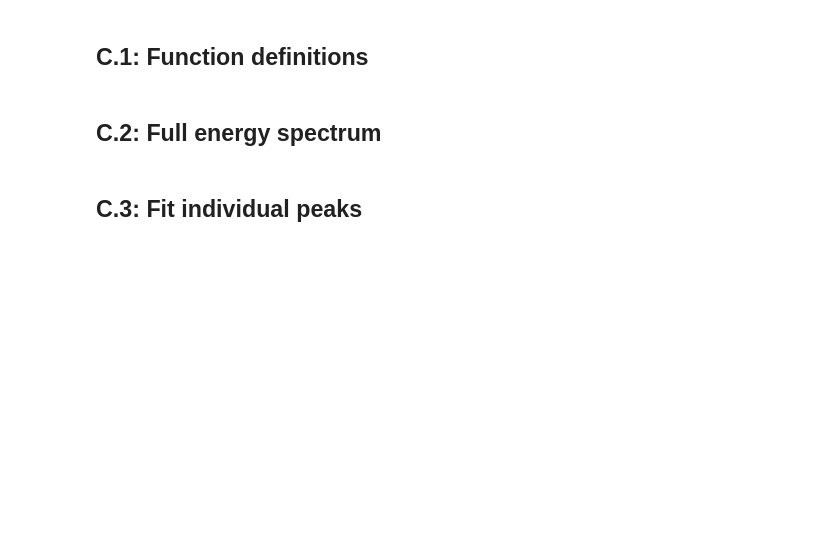
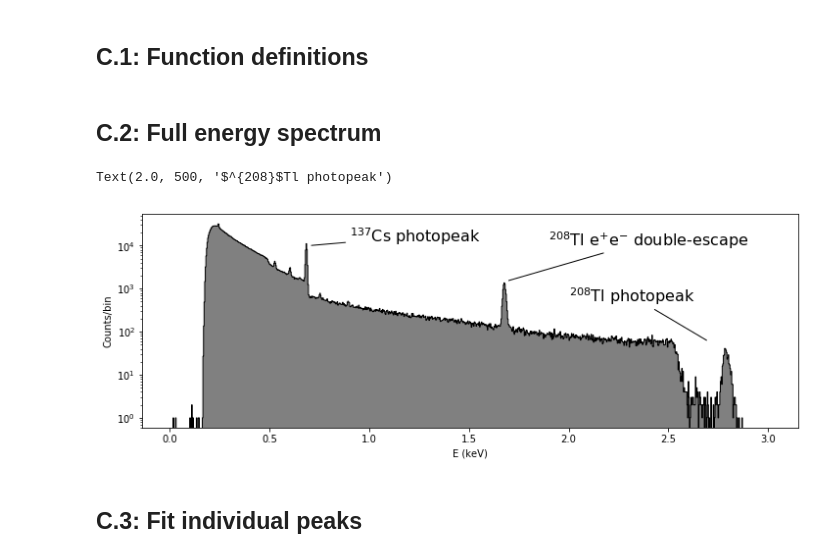
Before and after one commit to next-exp/InteractiveNBs, a Jupyter notebook: ICAROS_NBS/analysis_highenergy.ipynb, the cells around one changed output. Saved outputs shown, nothing was run; the diff lists cells and outputs as text; code cells hidden in the pictures; blank space fills up the shorter version.

```diff
--- a/ICAROS_NBS/analysis_highenergy.ipynb
+++ b/ICAROS_NBS/analysis_highenergy.ipynb
@@ -369,3 +396,6 @@ plot_E_vs_zlength(A_zlen, A_Ecplot, cuts_base, plt_rng_zlow, plt_rng_zhigh, plt_
+# %%
+Z_corr_factor = 1./3.*(mCs/bCs + mDE/bDE + mTl/bTl) #for actuall analysis is fixed to 2.76e-4
+A_Eczlcorr = A_Ec/(1 + Z_corr_factor*A_zlen)
 # %% [markdown]
 # Section C: Energy peaks
 # %% [markdown]
@@ -464,26 +494,29 @@ def plt_xyz_distributions(xavg, yavg, zavg, cuts_xyz, nxybins, nzbins, zmin, zma
 # %%
 cuts_fullspectrum = C_wide & (A_ntrks == 1)
 
 fig = plt.figure(1)
 fig.patch.set_alpha(0.0)
 fig.set_figheight(4.0)
 fig.set_figwidth(12.0)
 
-y, x, _ = plt.hist(A_Ecplot[cuts_fullspectrum], 1000, range=[StoE(0.01),StoE(3.0)], **hargs)
+y, x, _ = plt.hist(A_Eczlcorr[cuts_fullspectrum], 1000, range=[0.01,3.0], **hargs)
 plt.xlabel('E (keV)')
 plt.ylabel('Counts/bin')
 plt.yscale('log')
-plt.annotate('$^{137}$Cs photopeak', xy=(StoE(0.70), 10000),  xycoords='data',
-                 xytext=(StoE(0.90), 12000), textcoords='data', fontsize=16,
+plt.annotate('$^{137}$Cs photopeak', xy=(0.70, 10000),  xycoords='data',
+                 xytext=(0.90, 12000), textcoords='data', fontsize=16,
                  arrowprops=dict(arrowstyle="-"))
-plt.annotate('$^{208}$Tl e$^{+}$e$^{-}$ double-escape', xy=(StoE(1.69), 1500),  xycoords='data',
-                 xytext=(StoE(1.9), 10000), textcoords='data', fontsize=16,
+plt.annotate('$^{208}$Tl e$^{+}$e$^{-}$ double-escape', xy=(1.69, 1500),  xycoords='data',
+                 xytext=(1.9, 10000), textcoords='data', fontsize=16,
                  arrowprops=dict(arrowstyle="-"))
-plt.annotate('$^{208}$Tl photopeak', xy=(StoE(2.7), 60),  xycoords='data',
-                xytext=(StoE(2.0), 500), textcoords='data', fontsize=16,
+plt.annotate('$^{208}$Tl photopeak', xy=(2.7, 60),  xycoords='data',
+                xytext=(2.0, 500), textcoords='data', fontsize=16,
                 arrowprops=dict(arrowstyle="-"))
 
-#plt.savefig("{}/CSTH_espectrum_full.{}".format(save_dir,save_ftype), bbox_inches='tight')
+#plt.savefig("{}/CSTH_espectrum_full_no_zcor.{}".format(save_dir,save_ftype), bbox_inches='tight')
+# %% [output]
+Text(2.0, 500, '$^{208}$Tl photopeak')
+[figure, added]
 # %% [markdown]
 ## C.3: Fit individual peaks
 # %% [markdown]
```
Also changed, not shown: parts of 28 cells of this notebook.
